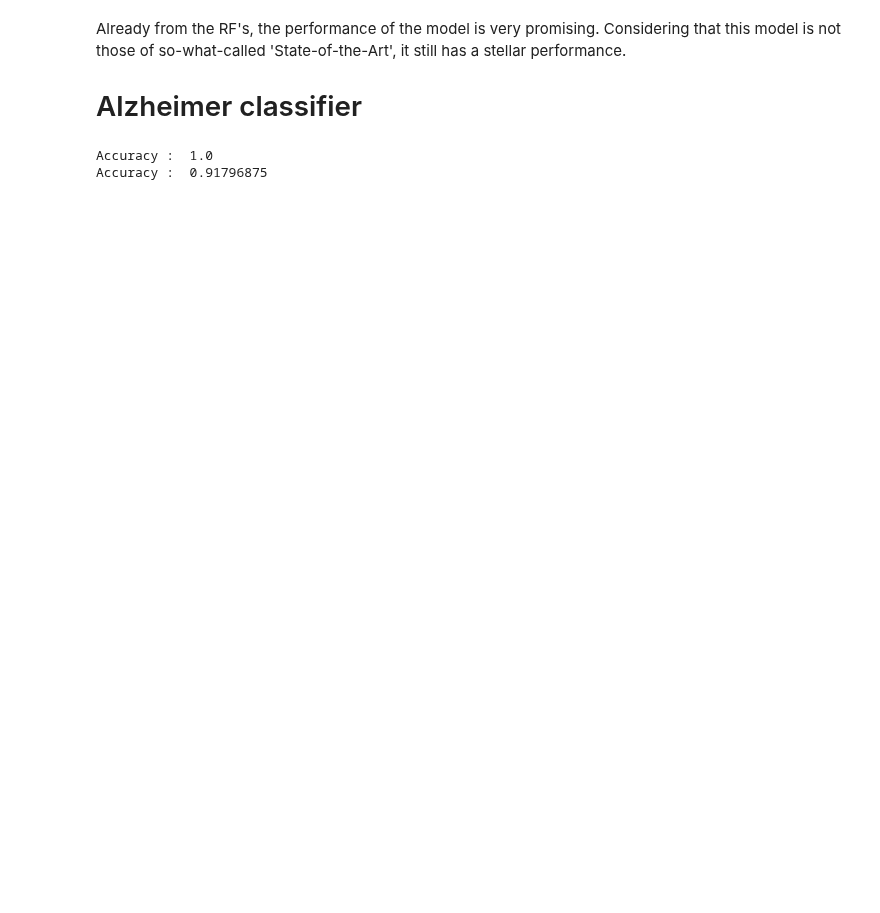
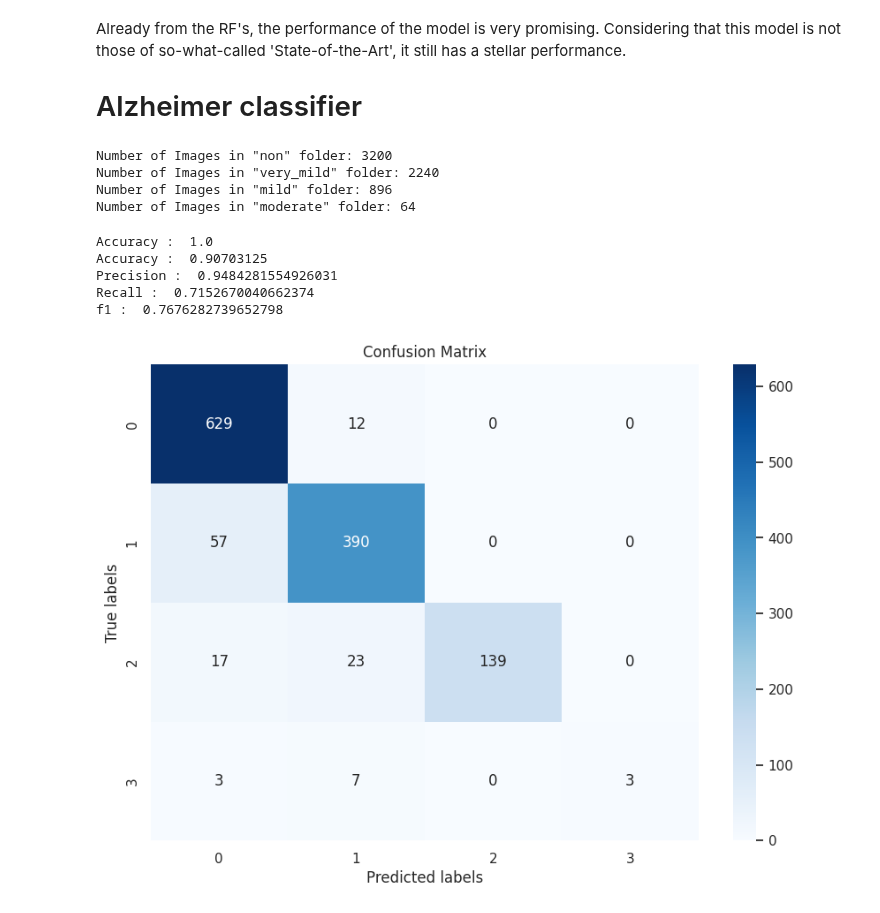
Before and after one commit to cl49/EPU_ML_Angers_2023, a Jupyter notebook: Jour 1/alzheimer_detection_and_classification_RF.ipynb, the cells around one changed output. Saved outputs shown, nothing was run; the diff lists cells and outputs as text; code cells hidden in the pictures; blank space fills up the shorter version.

```diff
--- a/Jour 1/alzheimer_detection_and_classification_RF.ipynb
+++ b/Jour 1/alzheimer_detection_and_classification_RF.ipynb
@@ -251,7 +284,7 @@ width = 128
 height = 128
 new_size = (width,height) #the data is just black to white
 
-#Iterate over pictures and resize them to 256 by 256
+#Iterate over pictures and resize them to 128 by 128
 def resizer(image_directory):
     for file in image_directory: #tried with os.listdir but could work with os.walk as well
         img = Image.open(file) #just putting image_directory or file does not work for google colab, interesting.
@@ -275,29 +308,54 @@ resizer(very_mild)
 resizer(mild)
 resizer(moderate)
 
-#split the data to test and training
-from sklearn.model_selection import train_test_split
-train_x, test_x, train_y, test_y = train_test_split(resized_image_array, resized_image_array_label, test_size = 0.2)
-
-# Create a Random Forest Classifier
-clf = RandomForestClassifier(n_estimators=100)  # Adjust the number of trees as necessary
-
-# Fit the model on the training data
-clf.fit(train_x, train_y)
-
-# Store predictions and ground truth
-y_pred = clf.predict(train_x)
-y_true = train_y
-
-#assess the performance of the SVM with linear kernel on Training data
-print('Accuracy : ', metrics.accuracy_score(y_true, y_pred))
-
-#Now, use the SVM model to predict Test data
-y_pred = clf.predict(test_x)
-y_true = test_y
-
-#assess the performance of the SVM with linear kernel on Testing data
-print('Accuracy : ', metrics.accuracy_score(y_true, y_pred))
+print('Number of Images in "non" folder:',len(non))
+print('Number of Images in "very_mild" folder:',len(very_mild))
+print('Number of Images in "mild" folder:',len(mild))
+print('Number of Images in "moderate" folder:',len(moderate))
 # %% [output]
-Accuracy :  1.0
-Accuracy :  0.91796875
+Number of Images in "non" folder: 3200
+Number of Images in "very_mild" folder: 2240
+Number of Images in "mild" folder: 896
+Number of Images in "moderate" folder: 64
+# %%
+#split the data to test and training
+from sklearn.model_selection import train_test_split
+train_x, test_x, train_y, test_y = train_test_split(resized_image_array, resized_image_array_label, test_size = 0.2)
+
+# Create a Random Forest Classifier
+clf = RandomForestClassifier(n_estimators=100)  # Adjust the number of trees as necessary
+
+# Fit the model on the training data
+clf.fit(train_x, train_y)
+
+# Store predictions and ground truth
+y_pred = clf.predict(train_x)
+y_true = train_y
+
+#assess the performance of the RF with linear kernel on Training data
+print('Accuracy : ', metrics.accuracy_score(y_true, y_pred))
+
+#Now, use the RF model to predict Test data
+y_pred = clf.predict(test_x)
+y_true = test_y
+
+print('Accuracy : ', metrics.accuracy_score(y_true, y_pred))
+print('Precision : ', metrics.precision_score(y_true, y_pred, average='macro'))  # Adjust average parameter as needed
+print('Recall : ', metrics.recall_score(y_true, y_pred, average='macro'))  # Adjust average parameter as needed
+print('f1 : ', metrics.f1_score(y_true, y_pred, average='macro'))  # Adjust average parameter as needed
+# Compute confusion matrix
+conf_matrix = metrics.confusion_matrix(y_true, y_pred)
+# Plotting using seaborn
+plt.figure(figsize=(10, 7))
+sns.heatmap(conf_matrix, annot=True, fmt='g', cmap='Blues')
+plt.xlabel('Predicted labels')
+plt.ylabel('True labels')
+plt.title('Confusion Matrix')
+plt.show()
+# %% [output]
+Accuracy :  1.0
+Accuracy :  0.90703125
+Precision :  0.9484281554926031
+Recall :  0.7152670040662374
+f1 :  0.7676282739652798
+[figure, added]
```
Also changed, not shown: parts of 8 cells of this notebook.
